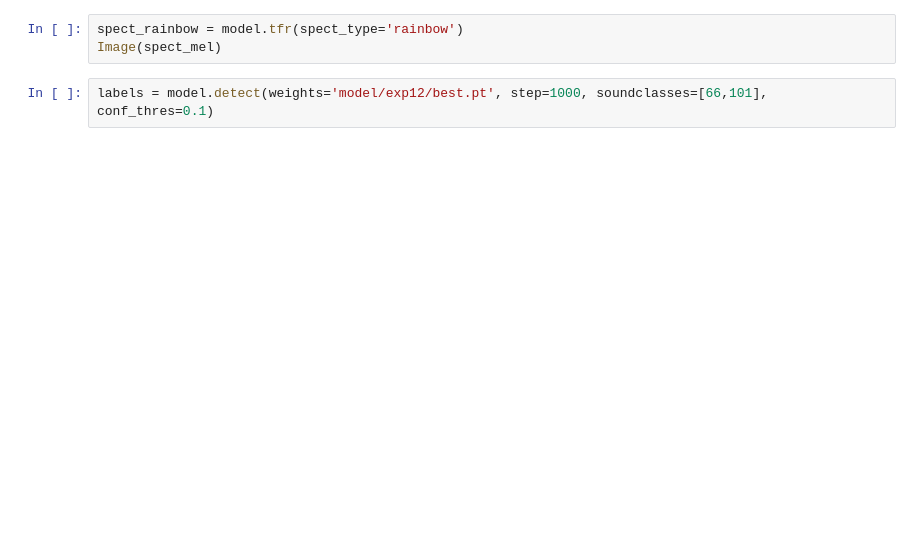
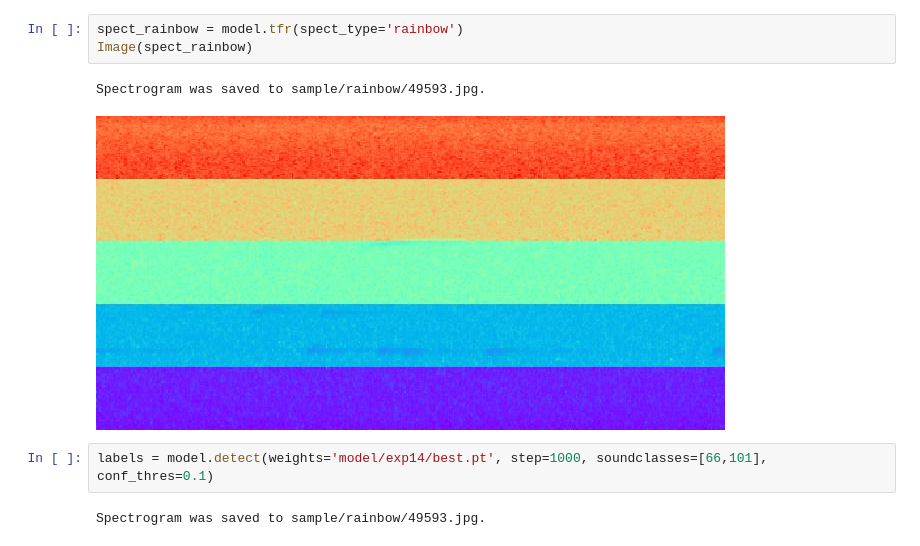
Before and after one commit to RedbirdTaiwan/silic, a Jupyter notebook: silic.ipynb, the cells around one changed output. Cells and saved outputs as stored; diff of their text form; blank space fills up the shorter version.

```diff
--- a/silic.ipynb
+++ b/silic.ipynb
@@ -22,8 +64,13 @@ Image(spect_mel)
 # %%
 spect_rainbow = model.tfr(spect_type='rainbow')
-Image(spect_mel)
+Image(spect_rainbow)
+# %% [output]
+Spectrogram was saved to sample/rainbow/49593.jpg.
+[figure, added]
 # %%
-labels = model.detect(weights='model/exp12/best.pt', step=1000, soundclasses=[66,101], conf_thres=0.1)
+labels = model.detect(weights='model/exp14/best.pt', step=1000, soundclasses=[66,101], conf_thres=0.1)
+# %% [output]
+Spectrogram was saved to sample/rainbow/49593.jpg.
 # %%
 df = pd.DataFrame(labels[1:],columns=labels[0])
 df = df.sort_values('time_begin')
```
Also changed, not shown: parts of 11 cells of this notebook.
